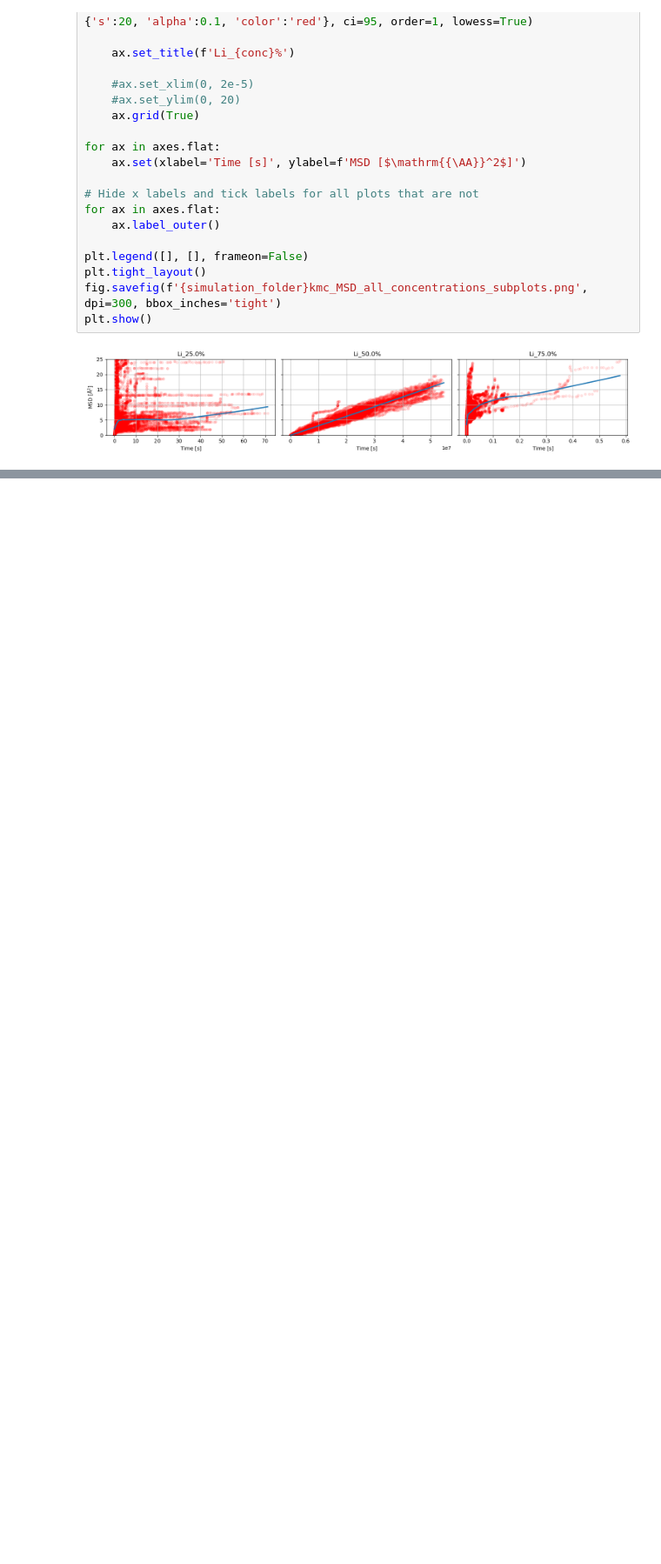
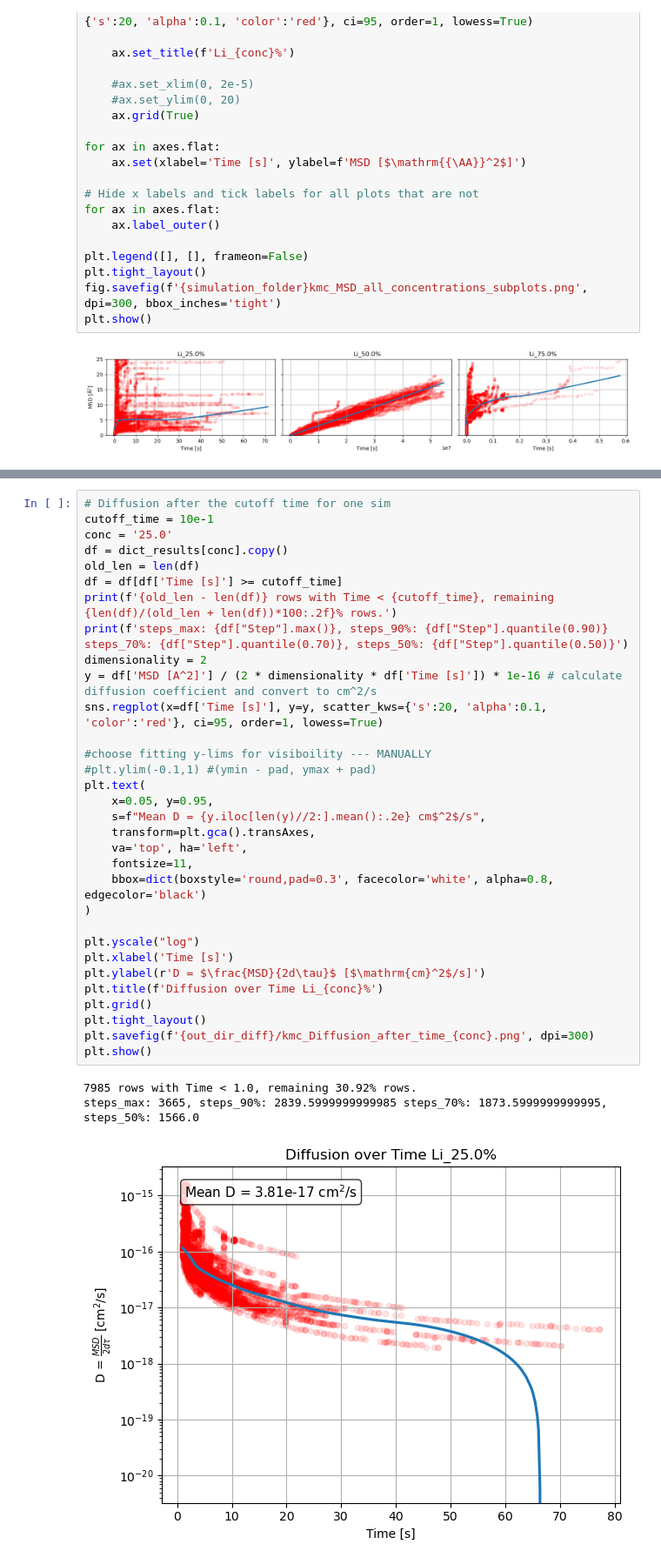
Before and after one commit to JohnLawrenceWargrave/jupyter_for_ARL, a Jupyter notebook: plot_MSD_over_time.ipynb, the cells around one changed output, grey strips where cells are left out. Shown at 87% size. Drawn from its saved outputs; the diff is of its cells as text; blank space fills up the shorter version.

```diff
--- a/plot_MSD_over_time.ipynb
+++ b/plot_MSD_over_time.ipynb
@@ -165,0 +259,36 @@ KeyError: 'time'
+# %%
+# Diffusion after the cutoff time for one sim
+cutoff_time = 10e-1
+conc = '25.0'
+df = dict_results[conc].copy()
+old_len = len(df)
+df = df[df['Time [s]'] >= cutoff_time]
+print(f'{old_len - len(df)} rows with Time < {cutoff_time}, remaining {len(df)/(old_len + len(df))*100:.2f}% rows.')
+print(f'steps_max: {df["Step"].max()}, steps_90%: {df["Step"].quantile(0.90)} steps_70%: {df["Step"].quantile(0.70)}, steps_50%: {df["Step"].quantile(0.50)}')
+dimensionality = 2
+y = df['MSD [A^2]'] / (2 * dimensionality * df['Time [s]']) * 1e-16 # calculate diffusion coefficient and convert to cm^2/s
+sns.regplot(x=df['Time [s]'], y=y, scatter_kws={'s':20, 'alpha':0.1, 'color':'red'}, ci=95, order=1, lowess=True)
+
+#choose fitting y-lims for visiboility --- MANUALLY
+#plt.ylim(-0.1,1) #(ymin - pad, ymax + pad)
+plt.text(
+    x=0.05, y=0.95,
+    s=f"Mean D = {y.iloc[len(y)//2:].mean():.2e} cm$^2$/s",
+    transform=plt.gca().transAxes,
+    va='top', ha='left',
+    fontsize=11,
+    bbox=dict(boxstyle='round,pad=0.3', facecolor='white', alpha=0.8, edgecolor='black')
+)
+
+plt.yscale("log")
+plt.xlabel('Time [s]')
+plt.ylabel(r'D = $\frac{MSD}{2d\tau}$ [$\mathrm{cm}^2$/s]')
+plt.title(f'Diffusion over Time Li_{conc}%')
+plt.grid()
+plt.tight_layout()
+plt.savefig(f'{out_dir_diff}/kmc_Diffusion_after_time_{conc}.png', dpi=300)
+plt.show()
+# %% [output]
+7985 rows with Time < 1.0, remaining 30.92% rows.
+steps_max: 3665, steps_90%: 2839.5999999999985 steps_70%: 1873.5999999999995, steps_50%: 1566.0
+[figure, added]
```
Also changed, not shown: parts of 13 cells of this notebook, 16 other files.
